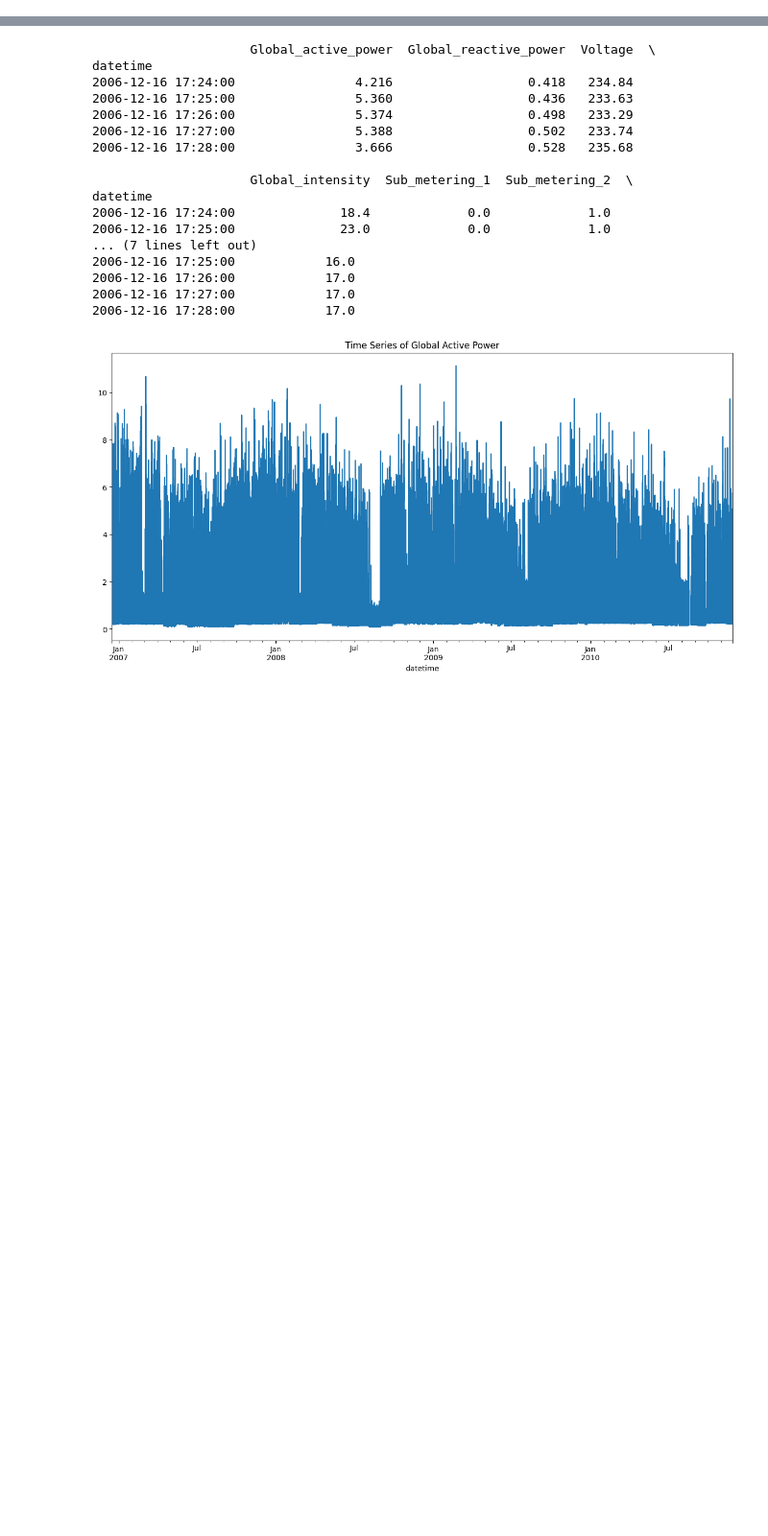
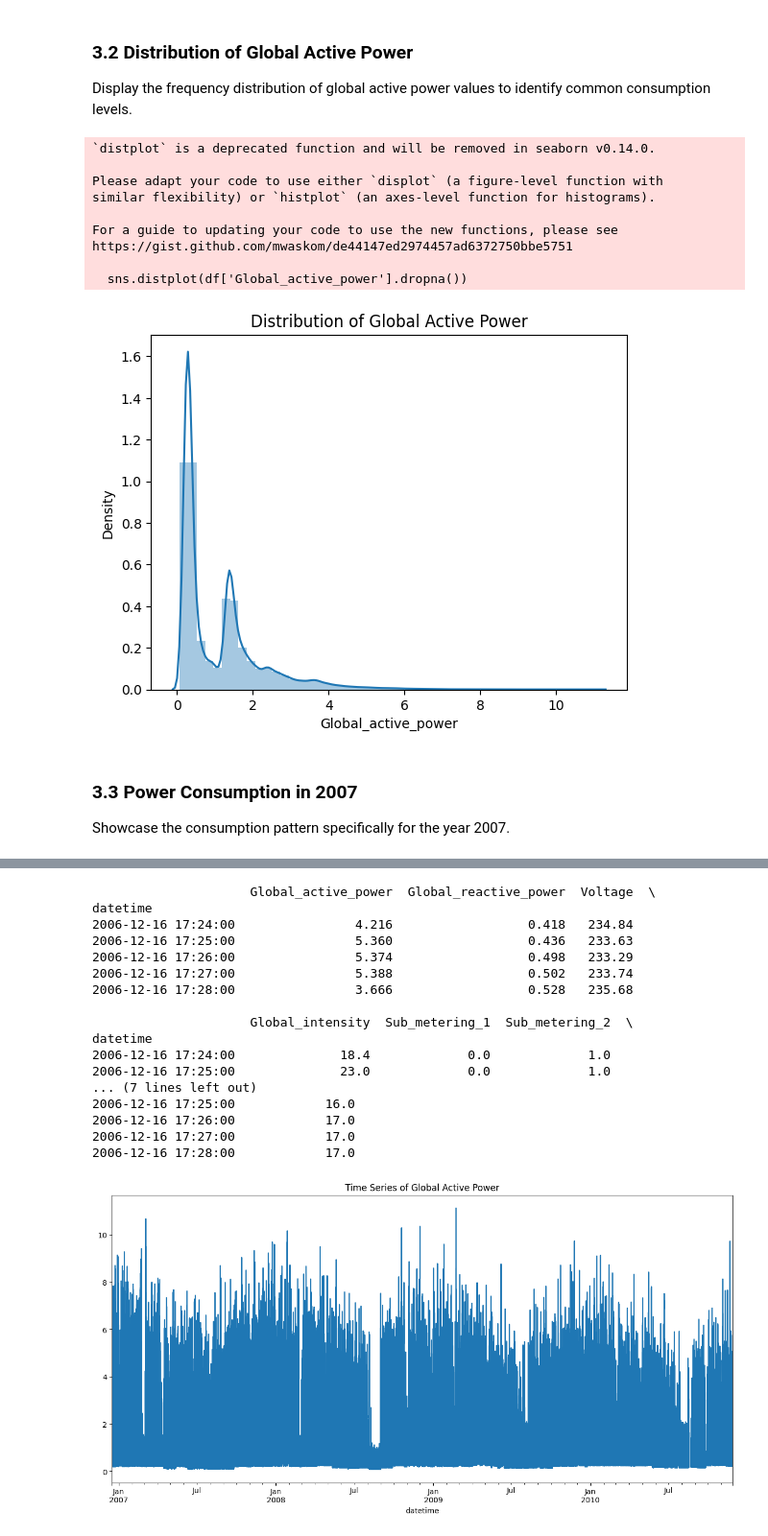
Before and after one commit to AtharvaJadhav/DataMiningAssignment-DataPreprocessing, a Jupyter notebook: TimeSeries_AtharvaJadhav.ipynb, the cells around one changed output, grey strips where cells are left out. Shown at 96% size. Saved outputs shown, nothing was run; the diff lists cells and outputs as text; code cells hidden in the pictures; blank space fills up the shorter version.

```diff
--- a/TimeSeries_AtharvaJadhav.ipynb
+++ b/TimeSeries_AtharvaJadhav.ipynb
@@ -0,0 +62,23 @@
+# %% [markdown]
+### 3.2 Distribution of Global Active Power
+Display the frequency distribution of global active power values to identify common consumption levels.
+# %%
+import seaborn as sns
+
+sns.distplot(df['Global_active_power'].dropna())
+plt.title('Distribution of Global Active Power')
+plt.show()
+# %% [output]
+`distplot` is a deprecated function and will be removed in seaborn v0.14.0.
+
+Please adapt your code to use either `displot` (a figure-level function with
+similar flexibility) or `histplot` (an axes-level function for histograms).
+
+For a guide to updating your code to use the new functions, please see
+https://gist.github.com/mwaskom/de44147ed2974457ad6372750bbe5751
+
+  sns.distplot(df['Global_active_power'].dropna())
+[figure, added]
+# %% [markdown]
+### 3.3 Power Consumption in 2007
+Showcase the consumption pattern specifically for the year 2007.
```
Also changed, not shown: parts of 11 cells of this notebook, 5 other files.
